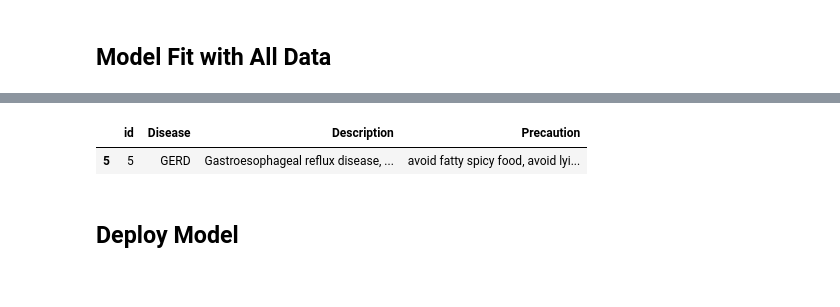
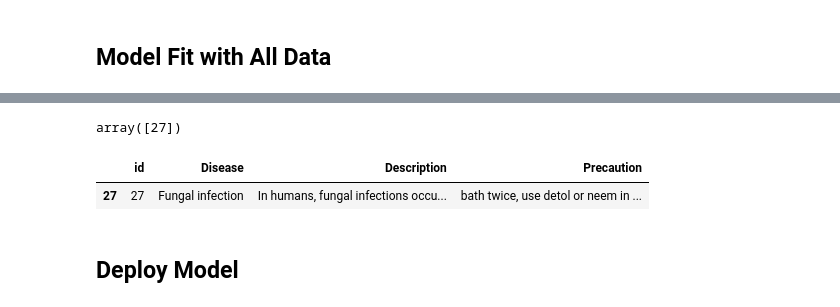
Before and after one commit to Rozanmln/capstone-bangkit, a Jupyter notebook: capstone_project.ipynb, the cells around one changed output, grey strips where cells are left out. Drawn from its saved outputs; the diff is of its cells as text; code cells hidden in the pictures.

```diff
--- a/capstone_project.ipynb
+++ b/capstone_project.ipynb
@@ -586,6 +513,7 @@ Epoch 41: early stopping
 <keras.callbacks.History at 0x...>
 # %%
-input = np.array([[1,2,3,4,5,0,0,0,0,0,0,0,0,0,0,0,0]])
+# input = np.array([[1,3,4,0,0,0,0,0,0,0,0,0,0,0,0,0,0]])
+input = [[1,3,4,0,0,0,0,0,0,0,0,0,0,0,0,0,0]]
 predict = model.predict(input)
-predict = np.argmax(predict, axis=1)
+predicted = np.argmax(predict, axis=1)
 # %% [output]
@@ -593,8 +535,12 @@ predict = np.argmax(predict, axis=1)
+# %%
+predicted
+# %% [output]
+array([27])
 # %%
-combination[combination['id']==predict.item()]
+combination[combination['id']==predicted.item()]
 # %% [output]
 |  | id | Disease | Description | Precaution |
-| 5 | 5 | GERD | Gastroesophageal reflux disease, ... | avoid fatty spicy food, avoid lyi... |
+| 27 | 27 | Fungal infection | In humans, fungal infections occu... | bath twice, use detol or neem in ... |
 # %% [markdown]
 ## Deploy Model
 # %%
```
Also changed, not shown: parts of 39 cells of this notebook.
